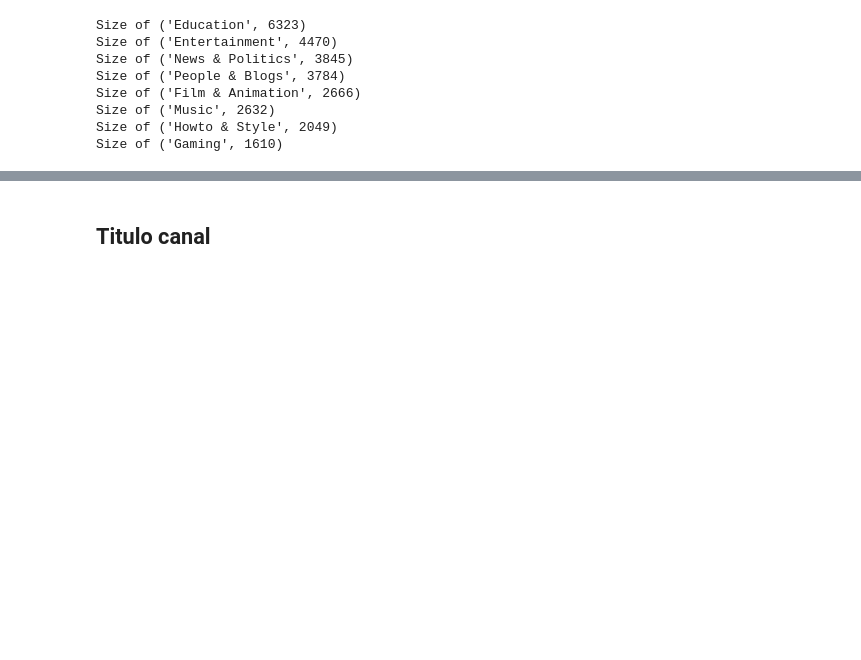
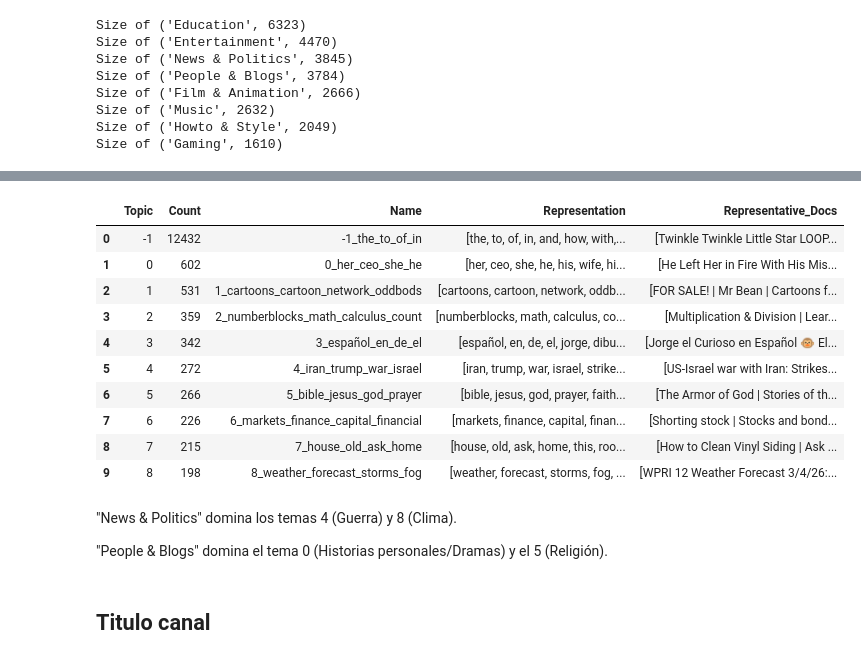
Before and after one commit to UCM-GIDIA-PD1/c2526-R1, a Jupyter notebook: src/analisis_generos.ipynb, the cells around one changed output, grey strips where cells are left out. Drawn from its saved outputs; the diff is of its cells as text; code cells hidden in the pictures; blank space fills up the shorter version.

```diff
--- a/src/analisis_generos.ipynb
+++ b/src/analisis_generos.ipynb
@@ -325,3 +360,22 @@ plt.show()
+# %%
+topic_info = topic_model_titulo.get_topic_info()
+topic_info.head(10)
+# %% [output]
+|  | Topic | Count | Name | Representation | Representative_Docs |
+| 0 | -1 | 12432 | -1_the_to_of_in | [the, to, of, in, and, how, with,... | [Twinkle Twinkle Little Star LOOP... |
+| 1 | 0 | 602 | 0_her_ceo_she_he | [her, ceo, she, he, his, wife, hi... | [He Left Her in Fire With His Mis... |
+| 2 | 1 | 531 | 1_cartoons_cartoon_network_oddbods | [cartoons, cartoon, network, oddb... | [FOR SALE! | Mr Bean | Cartoons f... |
+| 3 | 2 | 359 | 2_numberblocks_math_calculus_count | [numberblocks, math, calculus, co... | [Multiplication & Division | Lear... |
+| 4 | 3 | 342 | 3_español_en_de_el | [español, en, de, el, jorge, dibu... | [Jorge el Curioso en Español 🐵 El... |
+| 5 | 4 | 272 | 4_iran_trump_war_israel | [iran, trump, war, israel, strike... | [US-Israel war with Iran: Strikes... |
+| 6 | 5 | 266 | 5_bible_jesus_god_prayer | [bible, jesus, god, prayer, faith... | [The Armor of God | Stories of th... |
+| 7 | 6 | 226 | 6_markets_finance_capital_financial | [markets, finance, capital, finan... | [Shorting stock | Stocks and bond... |
+| 8 | 7 | 215 | 7_house_old_ask_home | [house, old, ask, home, this, roo... | [How to Clean Vinyl Siding | Ask ... |
+| 9 | 8 | 198 | 8_weather_forecast_storms_fog | [weather, forecast, storms, fog, ... | [WPRI 12 Weather Forecast 3/4/26:... |
+# %% [markdown]
+"News & Politics" domina los temas 4 (Guerra) y 8 (Clima).
+
+"People & Blogs" domina el tema 0 (Historias personales/Dramas) y el 5 (Religión).
 # %% [markdown]
 ## Titulo canal
 # %%
```
Also changed, not shown: parts of 16 cells of this notebook.
